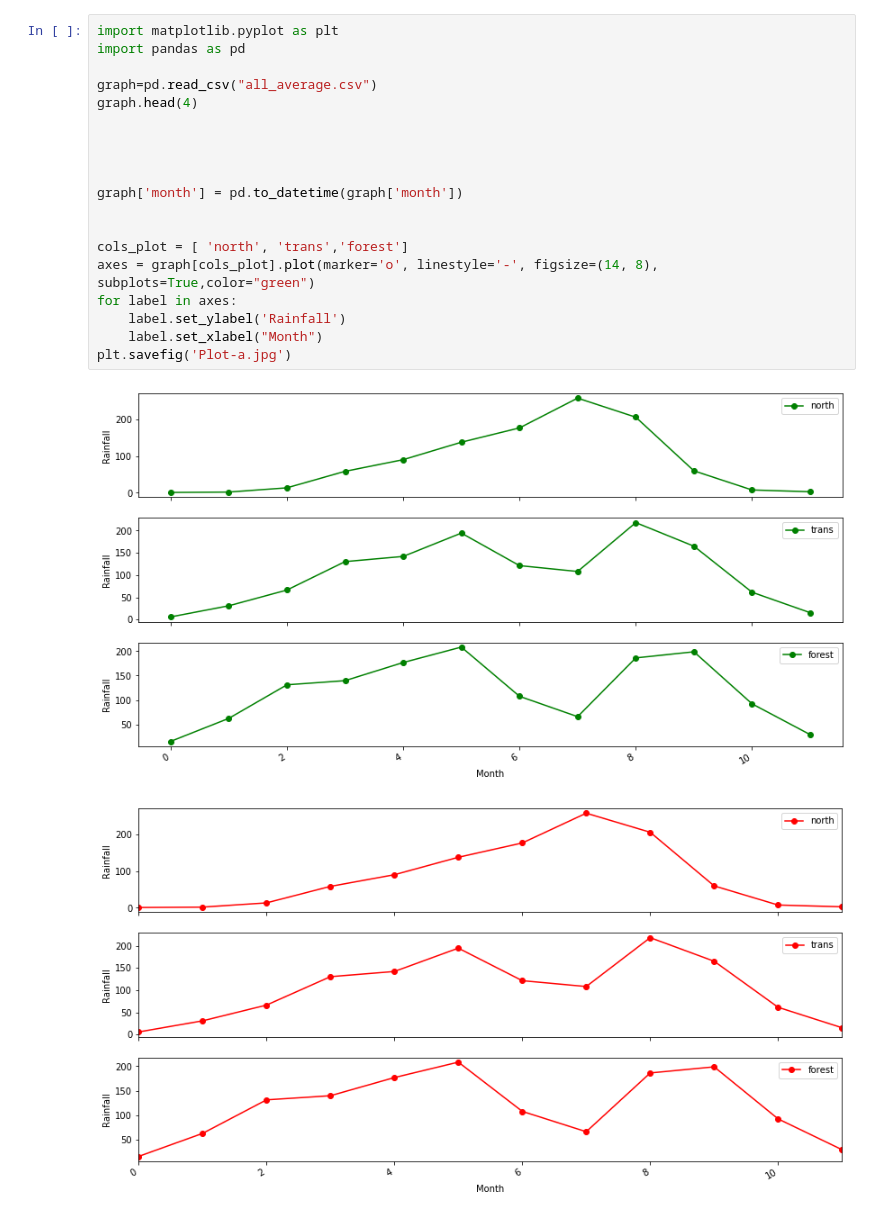
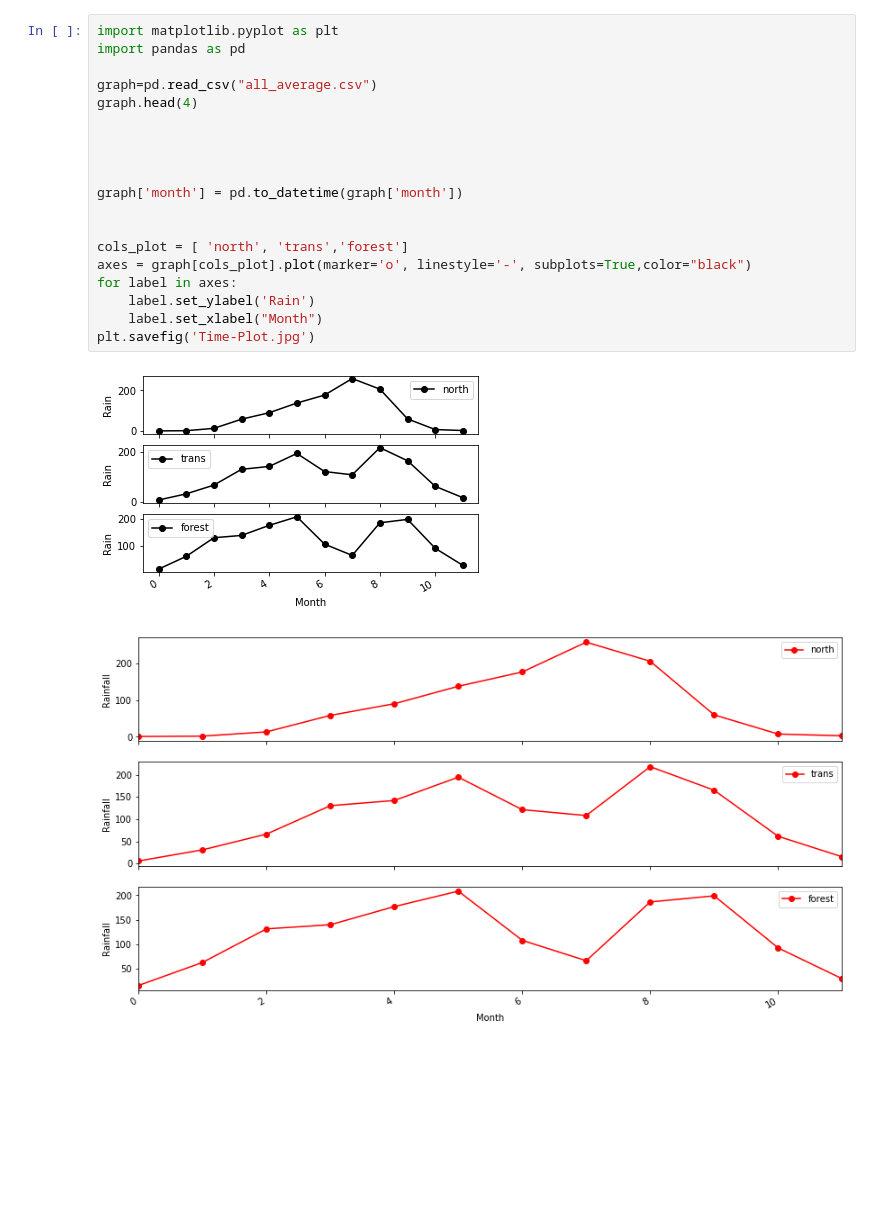
Before and after one commit to buabaj/fortran-assignment, a Jupyter notebook: graph.ipynb, the cells around one changed output. Drawn from its saved outputs; the diff is of its cells as text; blank space fills up the shorter version.

```diff
--- a/graph.ipynb
+++ b/graph.ipynb
@@ -1,24 +1,24 @@
 # %%
 import matplotlib.pyplot as plt
 import pandas as pd
 
 graph=pd.read_csv("all_average.csv")
 graph.head(4)
 
 
 
 
 graph['month'] = pd.to_datetime(graph['month'])
 
 
 cols_plot = [ 'north', 'trans','forest']
-axes = graph[cols_plot].plot(marker='o', linestyle='-', figsize=(14, 8), subplots=True,color="green")
+axes = graph[cols_plot].plot(marker='o', linestyle='-', subplots=True,color="black")
 for label in axes:
-    label.set_ylabel('Rainfall')
+    label.set_ylabel('Rain')
     label.set_xlabel("Month")
-plt.savefig('Plot-a.jpg')
+plt.savefig('Time-Plot.jpg')
 # %% [output]
-[figure, old version]
+[figure, new version]
 # %%
 # %% [output]
 [figure]
```
Also changed, not shown: 9 other files.
